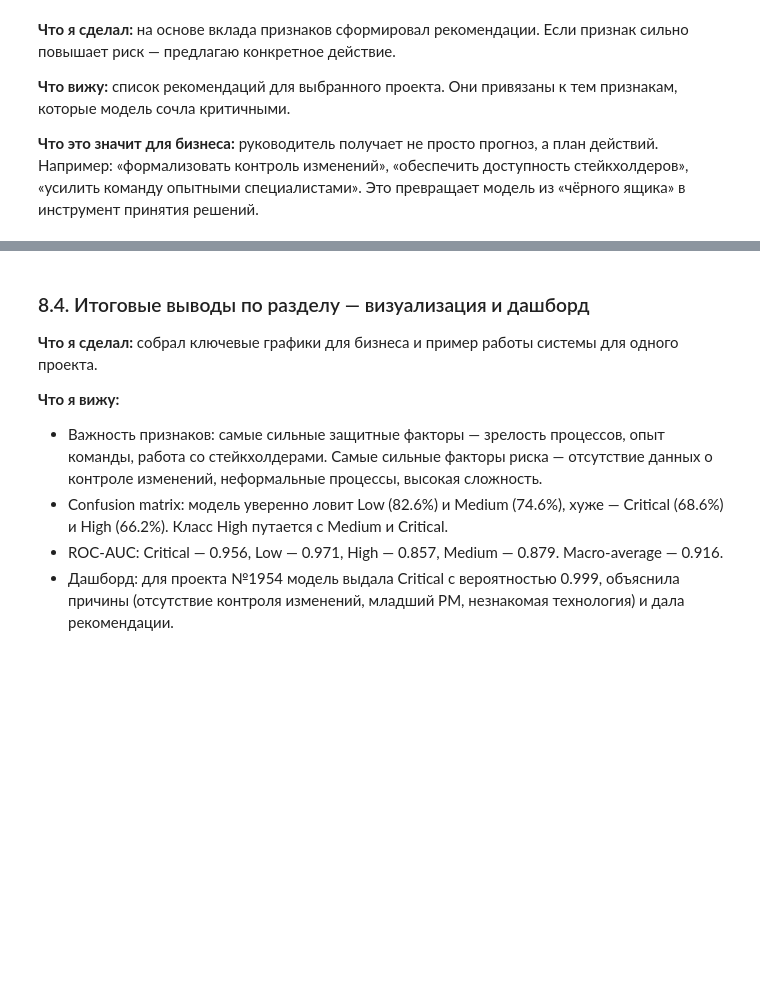
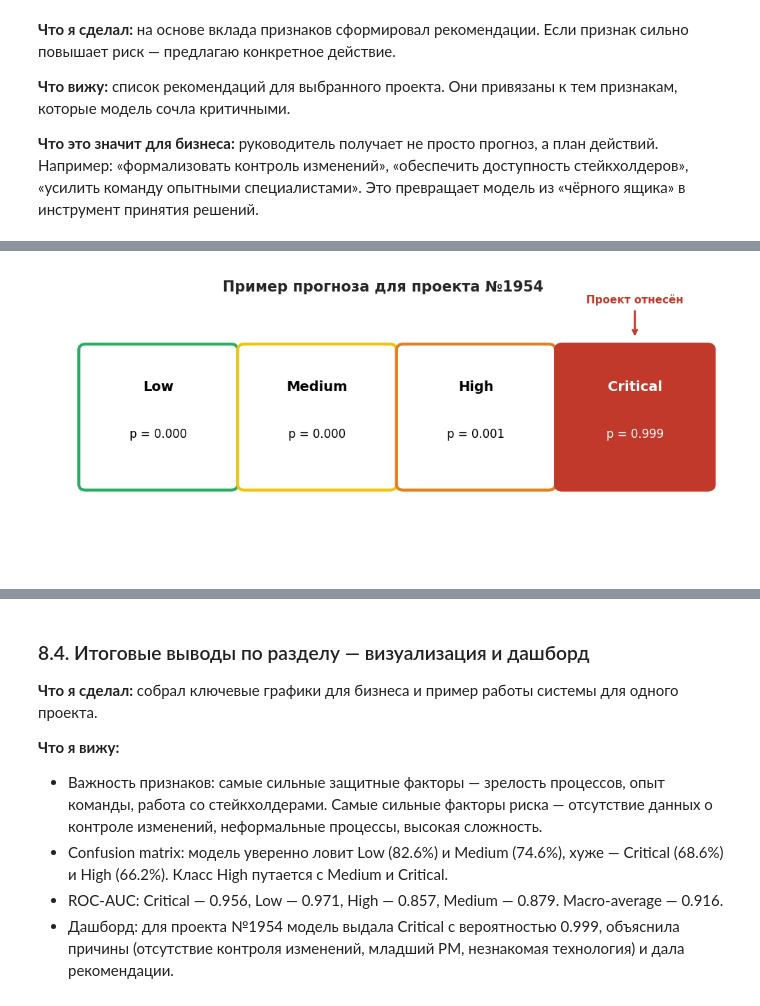
Before and after one commit to Marfall/IT-PROJECT-RISK, a Jupyter notebook: IT_Project_Risk.ipynb, the cells around one changed output, grey strips where cells are left out. Saved outputs shown, nothing was run; the diff lists cells and outputs as text; code cells hidden in the pictures; blank space fills up the shorter version.

```diff
--- a/IT_Project_Risk.ipynb
+++ b/IT_Project_Risk.ipynb
@@ -3634,0 +3639,50 @@ cat__Project_Manager_Experience_Junior PM       1.0  1.522983
+# %%
+# 8.3.3: Светофор риска для проекта №1954
+import matplotlib.pyplot as plt
+import matplotlib.patches as mpatches
+
+fig, ax = plt.subplots(figsize=(10, 4.5))
+ax.set_xlim(0, 10)
+ax.set_ylim(0, 5)
+ax.axis("off")
+
+ax.text(5, 4.7, "Пример прогноза для проекта №1954",
+        ha="center", fontsize=15, fontweight="bold")
+
+classes = [
+    ("Low", "0.000", "#27ae60"),
+    ("Medium", "0.000", "#f1c40f"),
+    ("High", "0.001", "#e67e22"),
+    ("Critical", "0.999", "#c0392b"),
+]
+
+x_start = 0.6
+box_w = 2.15
+gap = 0.2
+
+for i, (name, prob, color) in enumerate(classes):
+    x = x_start + i * (box_w + gap)
+    rect = mpatches.FancyBboxPatch(
+        (x, 1.4), box_w, 2.3,
+        boxstyle="round,pad=0.1",
+        facecolor=color if name == "Critical" else "white",
+        edgecolor=color, linewidth=3
+    )
+    ax.add_patch(rect)
+    text_color = "white" if name == "Critical" else "black"
+    ax.text(x + box_w/2, 3.0, name, ha="center", fontsize=14,
+            fontweight="bold", color=text_color)
+    ax.text(x + box_w/2, 2.2, f"p = {prob}", ha="center", fontsize=12,
+            color=text_color)
+
+    if name == "Critical":
+        ax.annotate("", xy=(x + box_w/2, 3.9), xytext=(x + box_w/2, 4.4),
+                    arrowprops=dict(arrowstyle="->", color="#c0392b", lw=2))
+        ax.text(x + box_w/2, 4.5, "Проект отнесён", ha="center",
+                fontsize=11, color="#c0392b", fontweight="bold")
+
+plt.tight_layout()
+plt.savefig("/content/13_traffic_light.png", dpi=150, bbox_inches="tight")
+plt.show()
+# %% [output]
+[figure, added]
```
Also changed, not shown: parts of 4 cells of this notebook.
